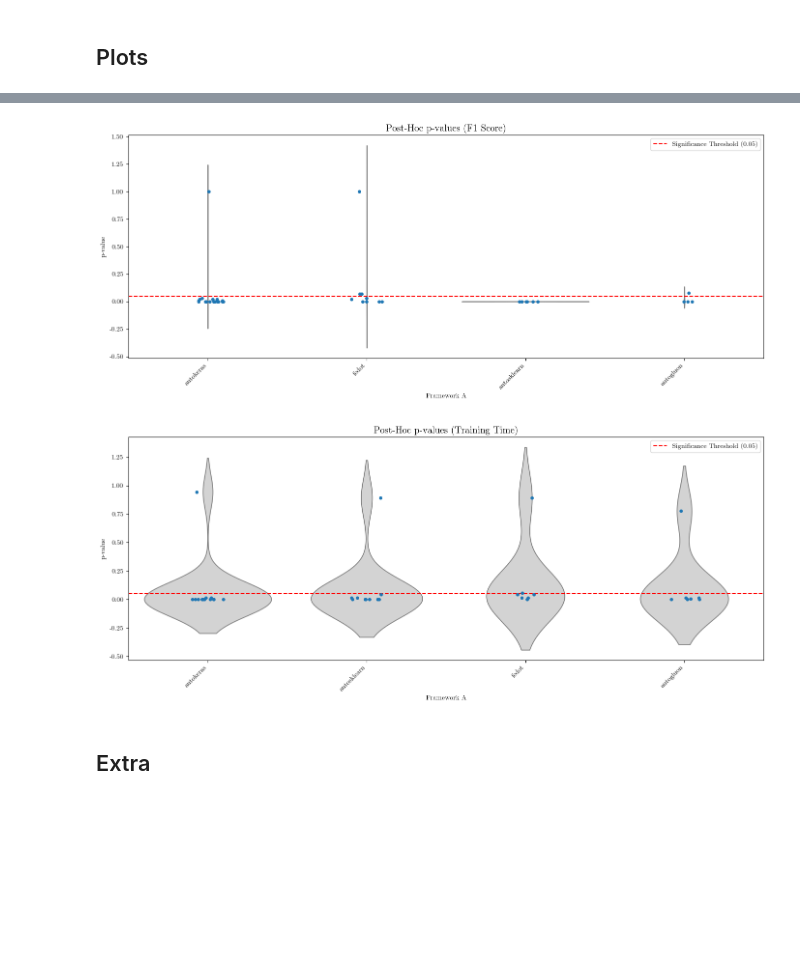
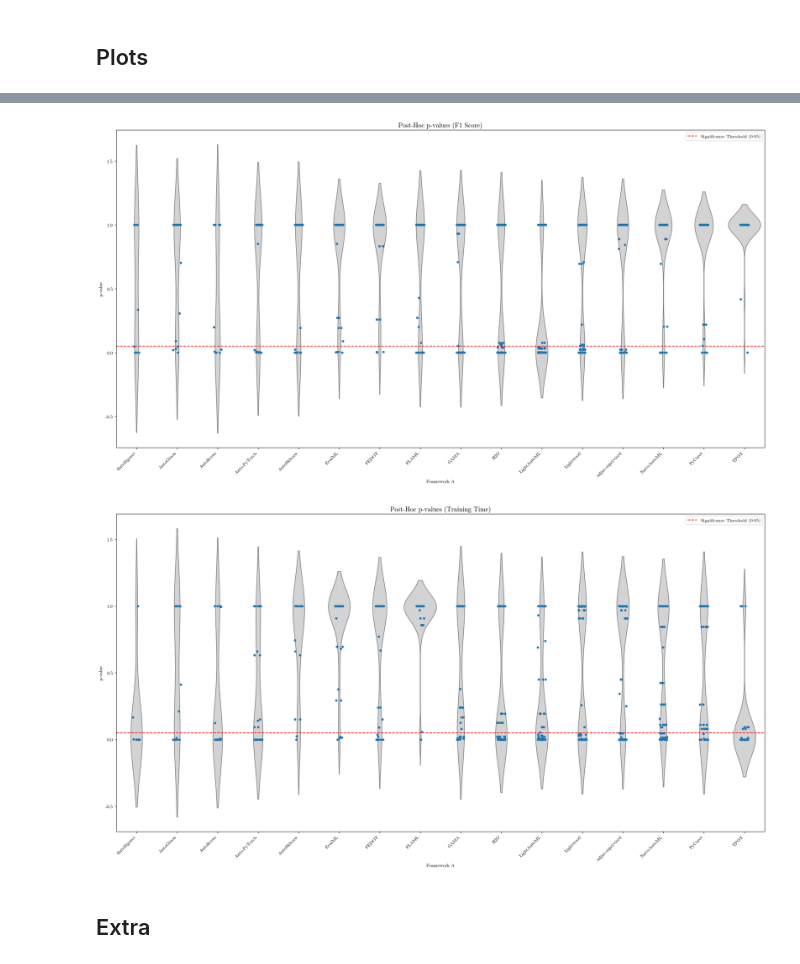
Before and after one commit to marcelovca90/auto-ml-evaluation, a Jupyter notebook: stats_step_1_analysis_per_dataset.ipynb, the cells around one changed output, grey strips where cells are left out. Cells and saved outputs as stored; diff of their text form; code cells hidden in the pictures; blank space fills up the shorter version.

```diff
--- a/stats_step_1_analysis_per_dataset.ipynb
+++ b/stats_step_1_analysis_per_dataset.ipynb
@@ -22,4 +29,5 @@ for font_file in font_files:
 plt.rcParams['font.family'] = ['CMU Serif', 'DejaVu Sans']
 plt.rcParams['text.usetex'] = False
 plt.rcParams['axes.unicode_minus'] = False
+plt.rcParams['font.size'] = 16
 # %% [output]
@@ -28,0 +37,9 @@ C:\Users\marce\git\auto-ml-evaluation-2025\fonts\cmunrm.ttf CMU Serif
+# %%
+import matplotlib as mpl
+
+mpl.rc('font', size=18)  # Global default font size
+mpl.rc('axes', titlesize=24, labelsize=20)  # Axis title and labels
+mpl.rc('xtick', labelsize=24)  # X-axis tick labels
+mpl.rc('ytick', labelsize=24)  # Y-axis tick labels
+mpl.rc('legend', fontsize=18)  # Legend font size
+mpl.rc('figure', titlesize=18)  # Figure title
@@ -73,6 +109,7 @@ def check_normality_auto(data, threshold=50):
     # If not enough points or no data
     if n < 3:
         return {
+            'n': n,
             'test_name': 'none',
             'statistic': np.nan,
             'p_value': np.nan,
@@ -92,6 +129,7 @@ def check_normality_auto(data, threshold=50):
             # If all data are identical, that might cause zero std
             # K-S is not well-defined here, or it trivially fails
             return {
+                'n': n,
                 'test_name': 'Kolmogorov-Smirnov',
                 'statistic': 0.0,
                 'p_value': 1.0,
@@ -104,6 +142,7 @@ def check_normality_auto(data, threshold=50):
 
     is_normal = (p_val > alpha)
     return {
+        'n': n,
         'test_name': test_name,
         'statistic': stat,
         'p_value': p_val,
@@ -406,7 +468,7 @@ def print_formatted_result(k, v):
 
 # Example CSV structure: dataset, framework, trial, f1, training_time
 # e.g., "31,autogluon,1,0.6949,8.6927"
-df = pd.read_csv(f"stats/{scenario}/experimental_results.csv")
+df = pd.read_csv(f"stats/{scenario}/{scenario}_experimental_results.csv")
 df = df.rename(columns={
     'Dataset': 'dataset',
     'Dataset Type': 'type',
@@ -1192,7 +1380,7 @@ Font 'default' does not have a glyph for '\u2212' [U+2212], substituting with a
 # %%
 def plot_violin_strip_pvalues(df_posthoc, metric, title, save_path):
     """
-    Creates a violin + strip plot for post-hoc p-values of a given metric.
+    Creates a violin + strip plot for post-hoc p-values of a given metric, ensuring framework order.
 
     Parameters:
     - df_posthoc (pd.DataFrame): DataFrame containing post-hoc test results.
@@ -1200,44 +1388,51 @@ def plot_violin_strip_pvalues(df_posthoc, metric, title, save_path):
     - title (str): Title for the plot.
     - save_path (str): Path to save the generated plot.
     """
-    plt.figure(figsize=(14, 6))
+    plt.figure(figsize=global_fig_size)
 
-    df_filtered = df_posthoc[df_posthoc["metric"] == metric]
+    df_filtered = df_posthoc[df_posthoc["metric"] == metric].copy()
+
+    # Apply framework name mapping
+    df_filtered["Framework A"] = df_filtered["Framework A"].map(lambda fw: framework_mapping.get(fw, fw))
+    df_filtered["Framework B"] = df_filtered["Framework B"].map(lambda fw: framework_mapping.get(fw, fw))
+
+    # Preserve framework order from framework_mapping
+    ordered_frameworks = [framework_mapping[fw] for fw in framework_mapping.keys() if framework_mapping[fw] in df_filtered["Framework A"].unique()]
 
     # Violin plot (distribution)
-    sns.violinplot(x="Framework A", y="p-value", data=df_filtered, inner=None, color="lightgray")
+    sns.violinplot(x="Framework A", y="p-value", data=df_filtered, inner=None, color="lightgray", order=ordered_frameworks)
 
     # Strip plot (individual data points)
-    sns.stripplot(x="Framework A", y="p-value", data=df_filtered, jitter=True, dodge=True)
+    sns.stripplot(x="Framework A", y="p-value", data=df_filtered, jitter=True, dodge=True, order=ordered_frameworks)
 
     # Significance threshold
     plt.axhline(y=alpha, color='r', linestyle='--', label=f'Significance Threshold ({alpha})')
     plt.title(title, fontsize=14)
     plt.ylabel("p-value")
     plt.legend()
 
     # Improve x-axis readability
     plt.xticks(rotation=45, ha="right")
     plt.tight_layout()
 
     # Ensure the save directory exists
     os.makedirs(os.path.dirname(save_path), exist_ok=True)
 
     # Save the plot
-    plt.savefig(save_path, dpi=300)
+    plt.savefig(save_path, dpi=global_dpi)
     plt.show()
 
 # Call the function for both F1 Score and Training Time
 plot_violin_strip_pvalues(df_posthoc, metric="F1 Score",
                           title="Post-Hoc p-values (F1 Score)",
-                          save_path=f"stats/{scenario}/step_1_per_dataset_post_hoc_violin_f1.png")
+                          save_path=f"stats/{scenario}/{scenario}_step_{step_id}_per_dataset_post_hoc_violin_f1.png")
 
 plot_violin_strip_pvalues(df_posthoc, metric="Training Time",
                           title="Post-Hoc p-values (Training Time)",
-                          save_path=f"stats/{scenario}/step_1_per_dataset_post_hoc_violin_time.png")
+                          save_path=f"stats/{scenario}/{scenario}_step_{step_id}_per_dataset_post_hoc_violin_time.png")
 # %% [output]
-[figure, old version]
+[figure, new version]
-[figure, old version]
+[figure, new version]
 # %% [markdown]
 ## Extra
 # %%
```
Also changed, not shown: parts of 16 cells of this notebook, 3 other files.
